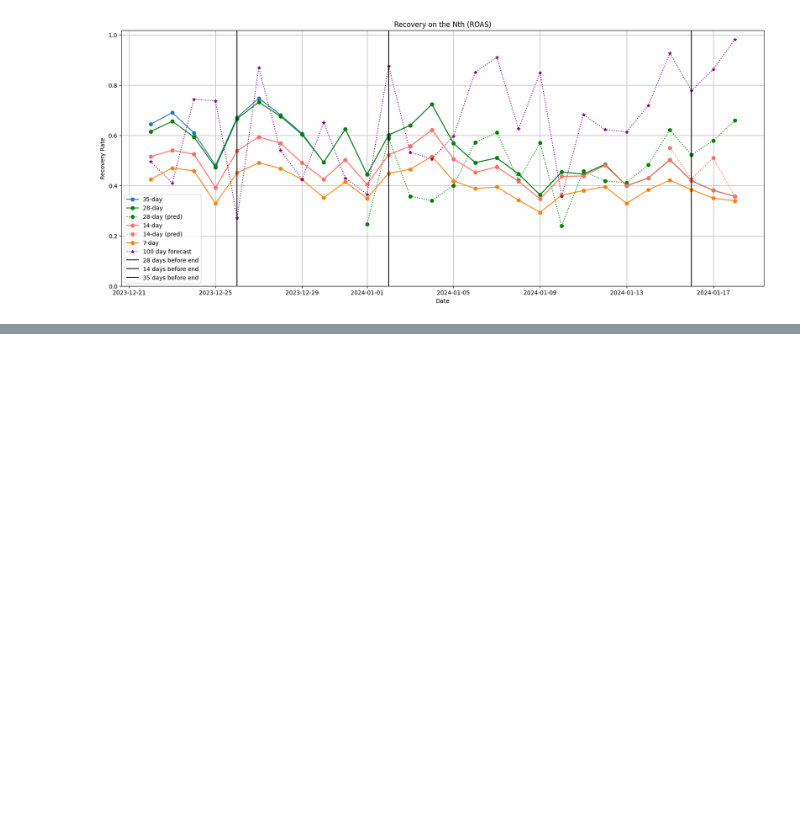
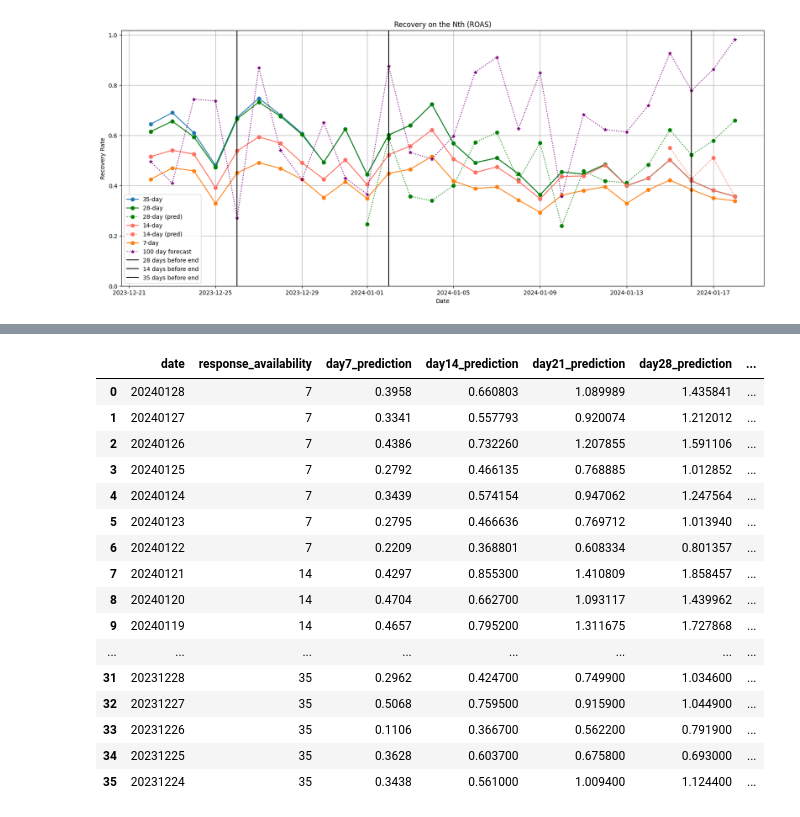
Before and after one commit to PereFuster/Acorn-Casino-PLTV, a Jupyter notebook: accorn_ios_etl_verification.ipynb, the cells around one changed output, grey strips where cells are left out. Cells and saved outputs as stored; diff of their text form; code cells hidden in the pictures; blank space fills up the shorter version.

```diff
--- a/accorn_ios_etl_verification.ipynb
+++ b/accorn_ios_etl_verification.ipynb
@@ -313,0 +708,20 @@ plt.show()
+# %%
+bi_report_pred[['date'] + list(bi_report_pred.columns[75:90])]
+# %% [output]
+|  | date | response_availability | day7_prediction | day14_prediction | day21_prediction | day28_prediction | ... |
+| 0 | 20240128 | 7 | 0.3958 | 0.660803 | 1.089989 | 1.435841 | ... |
+| 1 | 20240127 | 7 | 0.3341 | 0.557793 | 0.920074 | 1.212012 | ... |
+| 2 | 20240126 | 7 | 0.4386 | 0.732260 | 1.207855 | 1.591106 | ... |
+| 3 | 20240125 | 7 | 0.2792 | 0.466135 | 0.768885 | 1.012852 | ... |
+| 4 | 20240124 | 7 | 0.3439 | 0.574154 | 0.947062 | 1.247564 | ... |
+| 5 | 20240123 | 7 | 0.2795 | 0.466636 | 0.769712 | 1.013940 | ... |
+| 6 | 20240122 | 7 | 0.2209 | 0.368801 | 0.608334 | 0.801357 | ... |
+| 7 | 20240121 | 14 | 0.4297 | 0.855300 | 1.410809 | 1.858457 | ... |
+| 8 | 20240120 | 14 | 0.4704 | 0.662700 | 1.093117 | 1.439962 | ... |
+| 9 | 20240119 | 14 | 0.4657 | 0.795200 | 1.311675 | 1.727868 | ... |
+| ... | ... | ... | ... | ... | ... | ... | ... |
+| 31 | 20231228 | 35 | 0.2962 | 0.424700 | 0.749900 | 1.034600 | ... |
+| 32 | 20231227 | 35 | 0.5068 | 0.759500 | 0.915900 | 1.044900 | ... |
+| 33 | 20231226 | 35 | 0.1106 | 0.366700 | 0.562200 | 0.791900 | ... |
+| 34 | 20231225 | 35 | 0.3628 | 0.603700 | 0.675800 | 0.693000 | ... |
+| 35 | 20231224 | 35 | 0.3438 | 0.561000 | 1.009400 | 1.124400 | ... |
```
Also changed, not shown: parts of 11 cells of this notebook, 2 other files.
